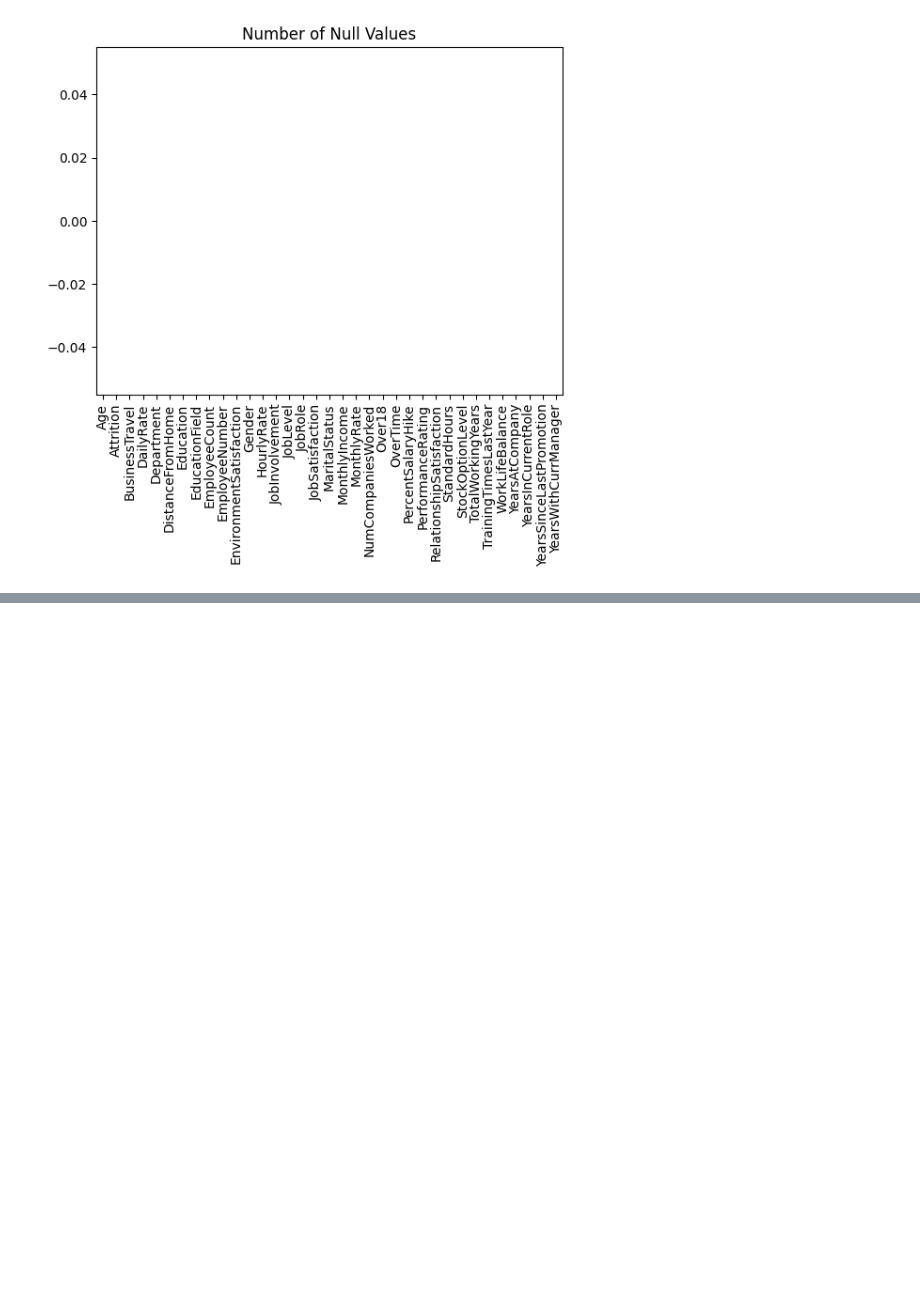
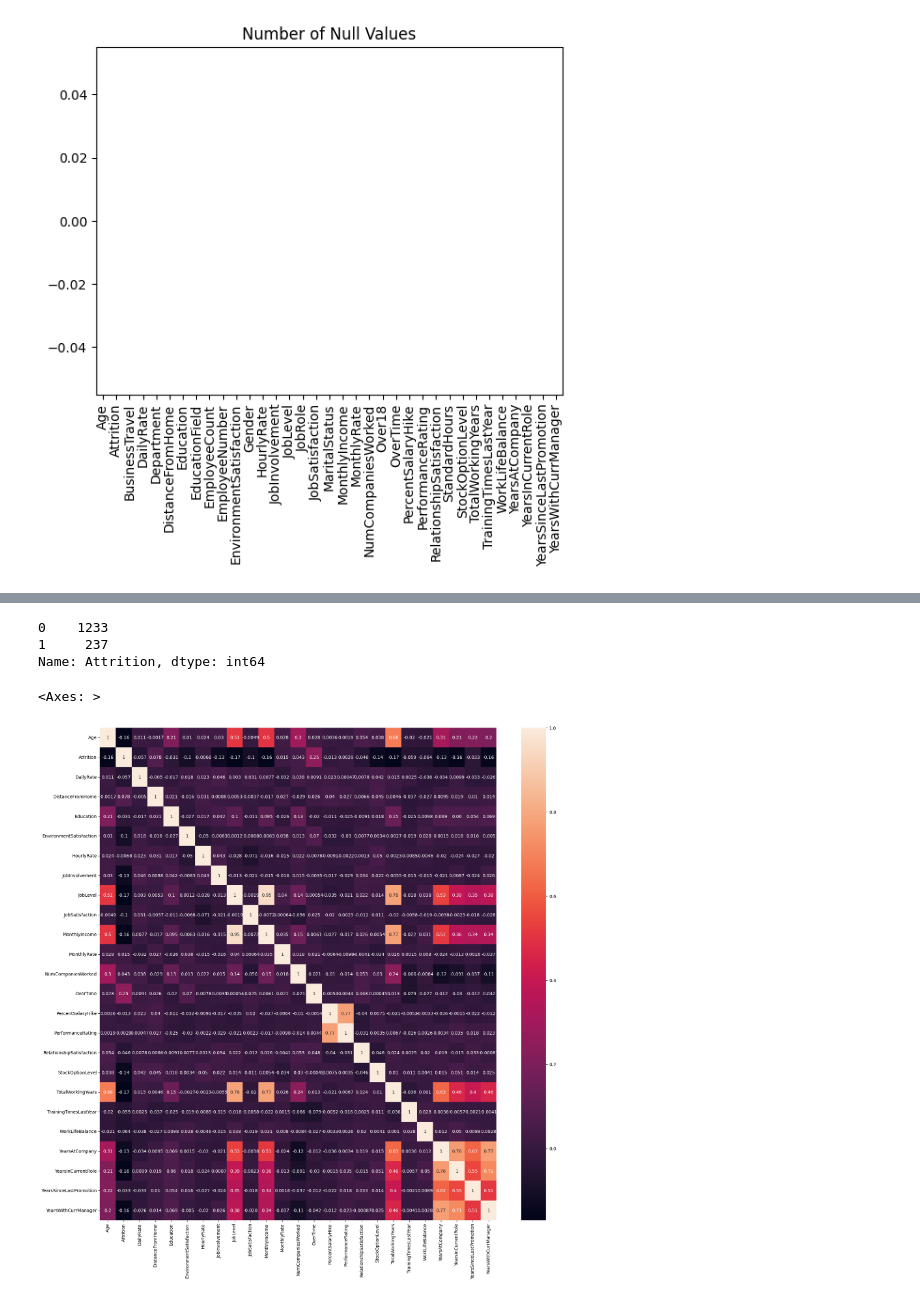
Before and after one commit to gorkemvci/DataScienceforBusiness, a Jupyter notebook: DataScienceforHR_dept.ipynb, the cells around one changed output, grey strips where cells are left out. Cells and saved outputs as stored; diff of their text form; code cells hidden in the pictures; blank space fills up the shorter version.

```diff
--- a/DataScienceforHR_dept.ipynb
+++ b/DataScienceforHR_dept.ipynb
@@ -87,0 +111,18 @@ plt.show()
+# %%
+df.drop(['EmployeeCount', 'StandardHours', 'Over18', 'EmployeeNumber'], axis=1, inplace=True)
+# %%
+counter = df['Attrition'].value_counts()
+
+# Sonucu görüntüleyin
+print(counter)
+# %% [output]
+0    1233
+1     237
+Name: Attrition, dtype: int64
+# %%
+correlations = df.corr()
+f, ax = plt.subplots(figsize = (20, 20))
+sns.heatmap(correlations, annot = True)
+# %% [output]
+<Axes: >
+[figure, added]
```
Also changed, not shown: parts of 3 cells of this notebook.
